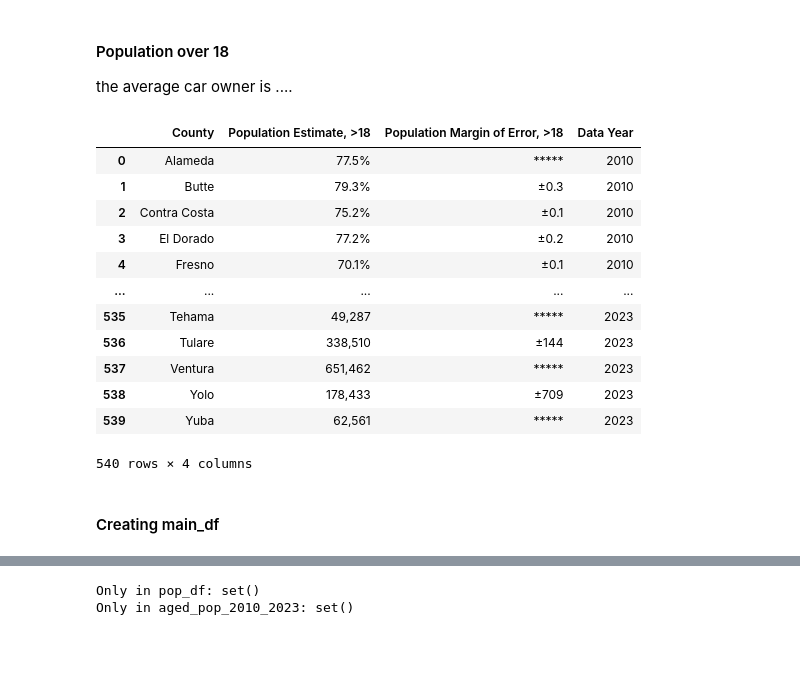
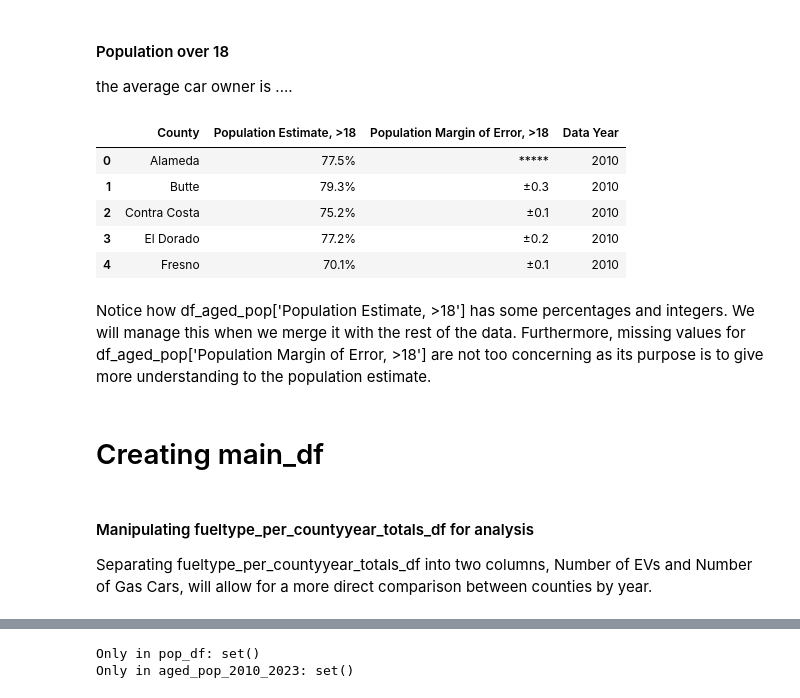
Before and after one commit to kellerl7/SIADS_Milestone_1, a Jupyter notebook: 19-btschmid-claris-lucaskel-kr_backup.ipynb, the cells around one changed output, grey strips where cells are left out. Drawn from its saved outputs; the diff is of its cells as text; code cells hidden in the pictures; blank space fills up the shorter version.

```diff
--- a/19-btschmid-claris-lucaskel-kr_backup.ipynb
+++ b/19-btschmid-claris-lucaskel-kr_backup.ipynb
@@ -459,0 +465,3 @@ csv_2024 = 'pm_data/ad_viz_plotval_data2024.csv'
+# %%
+df = pd.read_csv(csv_2012)
+df.columns
@@ -606,36 +637,35 @@ def aged_population(dataset, datayear):
 # %%
 # run function with dataset files and the corresponding year.
 totpop2010 = aged_population('pm_data/Pop_Over_21_2010.S0101-2024-09-27T210322.csv', 2010)
 totpop2011 = aged_population('pm_data/Pop_Over_21_2011.S0101-2024-09-27T210305.csv', 2011)
 totpop2012 = aged_population('pm_data/Pop_Over_21_2012.S0101-2024-09-27T210137.csv', 2012)
 totpop2013 = aged_population('pm_data/Pop_Over_21_2012.S0101-2024-09-27T210137.csv', 2013)
 totpop2014 = aged_population('pm_data/Pop_Over_21_2012.S0101-2024-09-27T210137.csv', 2014)
 totpop2015 = aged_population('pm_data/Pop_Over_21_2012.S0101-2024-09-27T210137.csv', 2015)
 totpop2016 = aged_population('pm_data/Pop_Over_21_2012.S0101-2024-09-27T210137.csv', 2016)
 totpop2017 = aged_population('pm_data/Pop_Over_21_2012.S0101-2024-09-27T210137.csv', 2017)
 totpop2018 = aged_population('pm_data/Pop_Over_21_2012.S0101-2024-09-27T210137.csv', 2018)
 totpop2019 = aged_population('pm_data/Pop_Over_21_2012.S0101-2024-09-27T210137.csv', 2019)
 totpop2020 = aged_population('pm_data/pop_over_18_2020.csv', 2020)
 totpop2021 = aged_population('pm_data/Pop_Over_21_2012.S0101-2024-09-27T210137.csv', 2021)
 totpop2022 = aged_population('pm_data/Pop_Over_21_2022.csv', 2022)
 totpop2023 = aged_population('pm_data/Pop_Over_21_2023.S0101-2024-09-27T205616.csv', 2023)
 # stacking totpop
 dfs = [totpop2010, totpop2011, totpop2012, totpop2013, totpop2014, totpop2015, totpop2016, totpop2017, totpop2018, totpop2019, totpop2021, totpop2022, totpop2023]
-aged_pop_2010_2023= pd.concat(dfs, ignore_index= True)
-aged_pop_2010_2023
+df_aged_pop = pd.concat(dfs, ignore_index= True)
+df_aged_pop.head()
 # %% [output]
 |  | County | Population Estimate, >18 | Population Margin of Error, >18 | Data Year |
 | 0 | Alameda | 77.5% | ***** | 2010 |
 | 1 | Butte | 79.3% | ±0.3 | 2010 |
 | 2 | Contra Costa | 75.2% | ±0.1 | 2010 |
 | 3 | El Dorado | 77.2% | ±0.2 | 2010 |
 | 4 | Fresno | 70.1% | ±0.1 | 2010 |
-| ... | ... | ... | ... | ... |
-| 535 | Tehama | 49,287 | ***** | 2023 |
-| 536 | Tulare | 338,510 | ±144 | 2023 |
-| 537 | Ventura | 651,462 | ***** | 2023 |
-| 538 | Yolo | 178,433 | ±709 | 2023 |
-| 539 | Yuba | 62,561 | ***** | 2023 |
-540 rows × 4 columns
+# %% [markdown]
+Notice how df_aged_pop['Population Estimate, >18'] has some percentages and integers. We will manage this when we merge it with the rest of the data.
+Furthermore, missing values for df_aged_pop['Population Margin of Error, >18'] are not too concerning as its purpose is to give more understanding to the population estimate.
 # %% [markdown]
-#### Creating main_df
+# Creating main_df
+# %% [markdown]
+#### Manipulating fueltype_per_countyyear_totals_df for analysis
+Separating fueltype_per_countyyear_totals_df into two columns, Number of EVs and Number of Gas Cars, will allow for a more direct comparison between counties by year.
```
Also changed, not shown: parts of 47 cells of this notebook, 2 other files.
